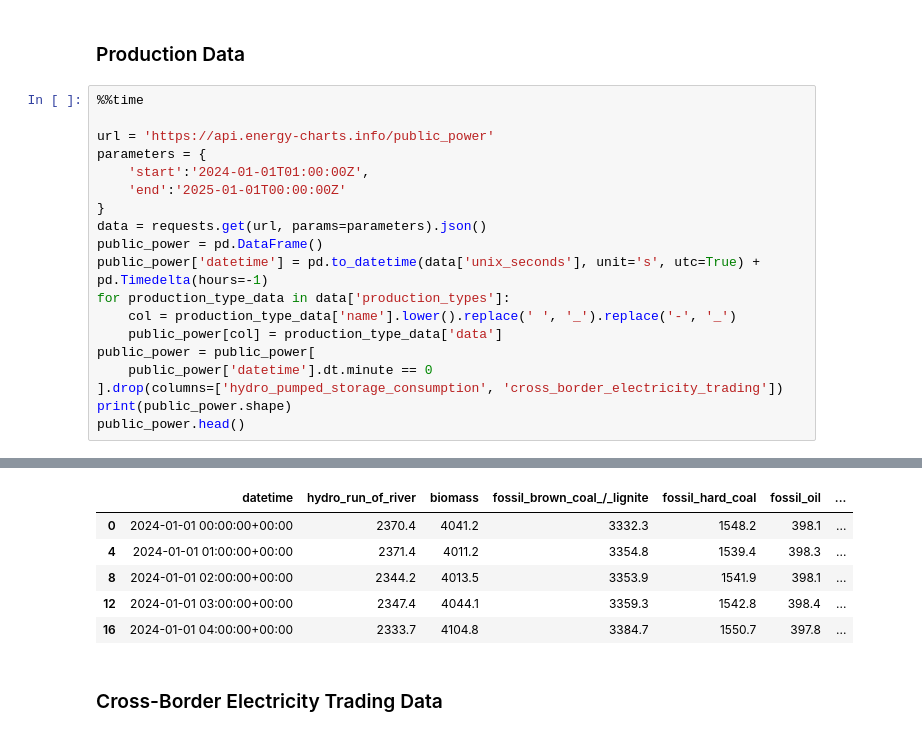
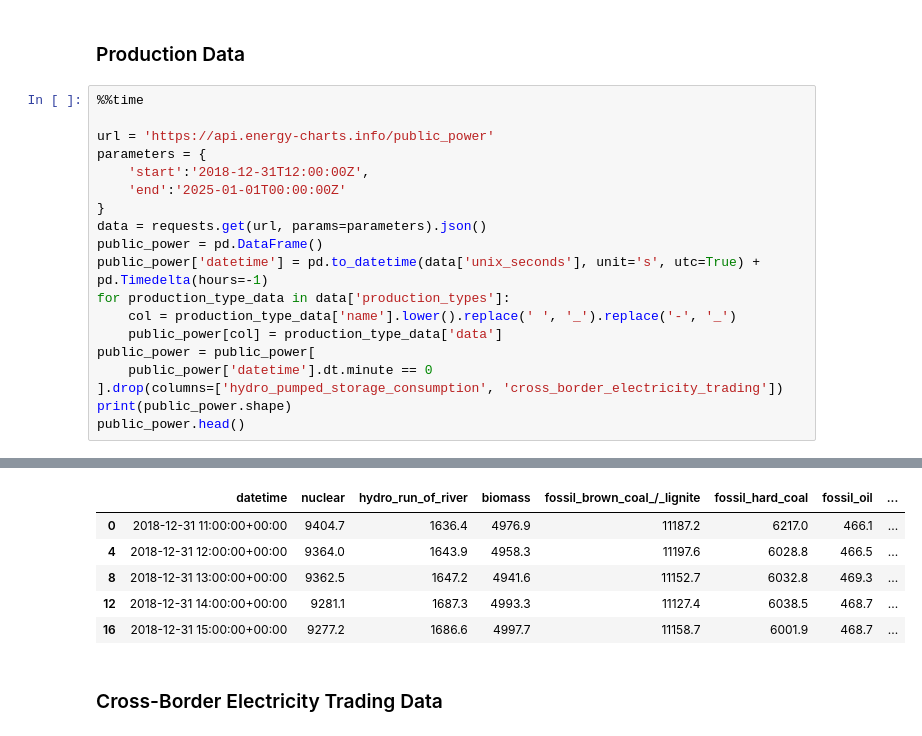
Before and after one commit to BenLeidig/de_lu_epf, a Jupyter notebook: doc/data_collection.ipynb, the cells around one changed output, grey strips where cells are left out. Saved outputs shown, nothing was run; the diff lists cells and outputs as text.

```diff
--- a/doc/data_collection.ipynb
+++ b/doc/data_collection.ipynb
@@ -110,7 +110,7 @@ Wall time: 2.46 s
 
 url = 'https://api.energy-charts.info/public_power'
 parameters = {
-    'start':'2024-01-01T01:00:00Z',
+    'start':'2018-12-31T12:00:00Z',
     'end':'2025-01-01T00:00:00Z'
 }
 data = requests.get(url, params=parameters).json()
@@ -131,9 +131,9 @@ Wall time: 3.97 s
-|  | datetime | hydro_run_of_river | biomass | fossil_brown_coal_/_lignite | fossil_hard_coal | fossil_oil | ... |
-| 0 | 2024-01-01 00:00:00+00:00 | 2370.4 | 4041.2 | 3332.3 | 1548.2 | 398.1 | ... |
-| 4 | 2024-01-01 01:00:00+00:00 | 2371.4 | 4011.2 | 3354.8 | 1539.4 | 398.3 | ... |
-| 8 | 2024-01-01 02:00:00+00:00 | 2344.2 | 4013.5 | 3353.9 | 1541.9 | 398.1 | ... |
-| 12 | 2024-01-01 03:00:00+00:00 | 2347.4 | 4044.1 | 3359.3 | 1542.8 | 398.4 | ... |
-| 16 | 2024-01-01 04:00:00+00:00 | 2333.7 | 4104.8 | 3384.7 | 1550.7 | 397.8 | ... |
+|  | datetime | nuclear | hydro_run_of_river | biomass | fossil_brown_coal_/_lignite | fossil_hard_coal | fossil_oil | ... |
+| 0 | 2018-12-31 11:00:00+00:00 | 9404.7 | 1636.4 | 4976.9 | 11187.2 | 6217.0 | 466.1 | ... |
+| 4 | 2018-12-31 12:00:00+00:00 | 9364.0 | 1643.9 | 4958.3 | 11197.6 | 6028.8 | 466.5 | ... |
+| 8 | 2018-12-31 13:00:00+00:00 | 9362.5 | 1647.2 | 4941.6 | 11152.7 | 6032.8 | 469.3 | ... |
+| 12 | 2018-12-31 14:00:00+00:00 | 9281.1 | 1687.3 | 4993.3 | 11127.4 | 6038.5 | 468.7 | ... |
+| 16 | 2018-12-31 15:00:00+00:00 | 9277.2 | 1686.6 | 4997.7 | 11158.7 | 6001.9 | 468.7 | ... |
 # %% [markdown]
 ### Cross-Border Electricity Trading Data
 # %%
```
Also changed, not shown: parts of 10 cells of this notebook, 20 other files.
